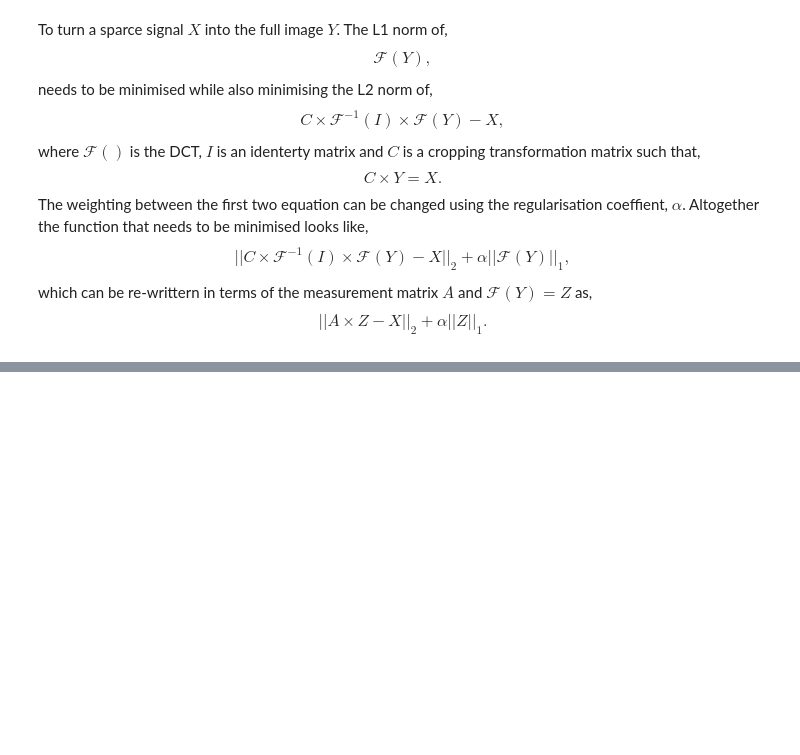
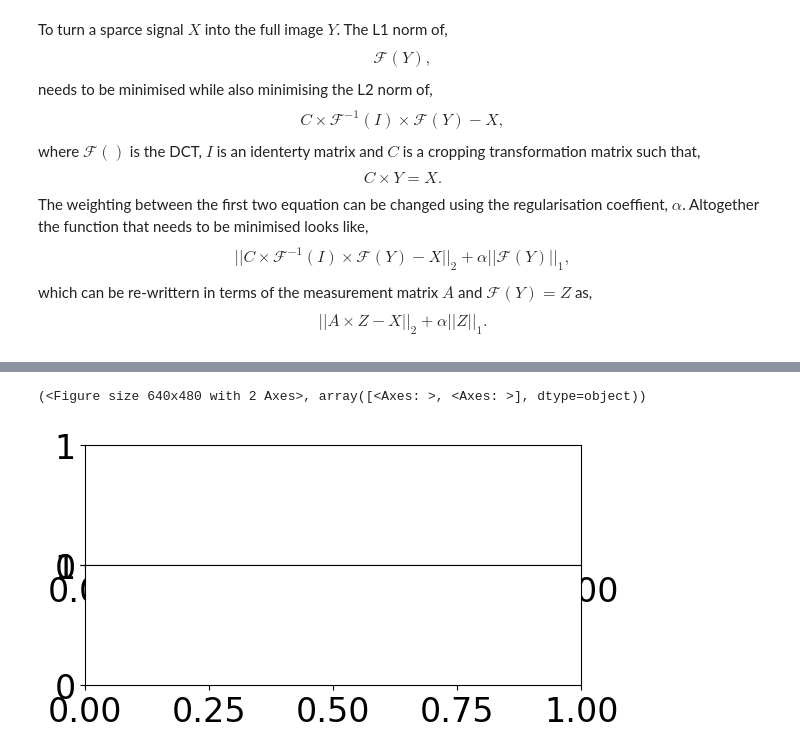
Before and after one commit to Jammi-Dodgers/THz-Compressed-Sensing, a Jupyter notebook: CS_2d.ipynb, the cells around one changed output, grey strips where cells are left out. Saved outputs shown, nothing was run; the diff lists cells and outputs as text; code cells hidden in the pictures; blank space fills up the shorter version.

```diff
--- a/CS_2d.ipynb
+++ b/CS_2d.ipynb
@@ -231,3 +231,8 @@ p = 0.4
+# %%
+plt.subplots(2, 1, gridspec_kw= {"wspace":0, "hspace":0, "top": 0.5, "bottom": 0})
+# %% [output]
+(<Figure size 640x480 with 2 Axes>, array([<Axes: >, <Axes: >], dtype=object))
+[figure, added]
 # %%
 plt.rcParams.update({"font.size": 24, "image.cmap": "copper"})
 
```
Also changed, not shown: parts of 7 cells of this notebook, 18 other files.
